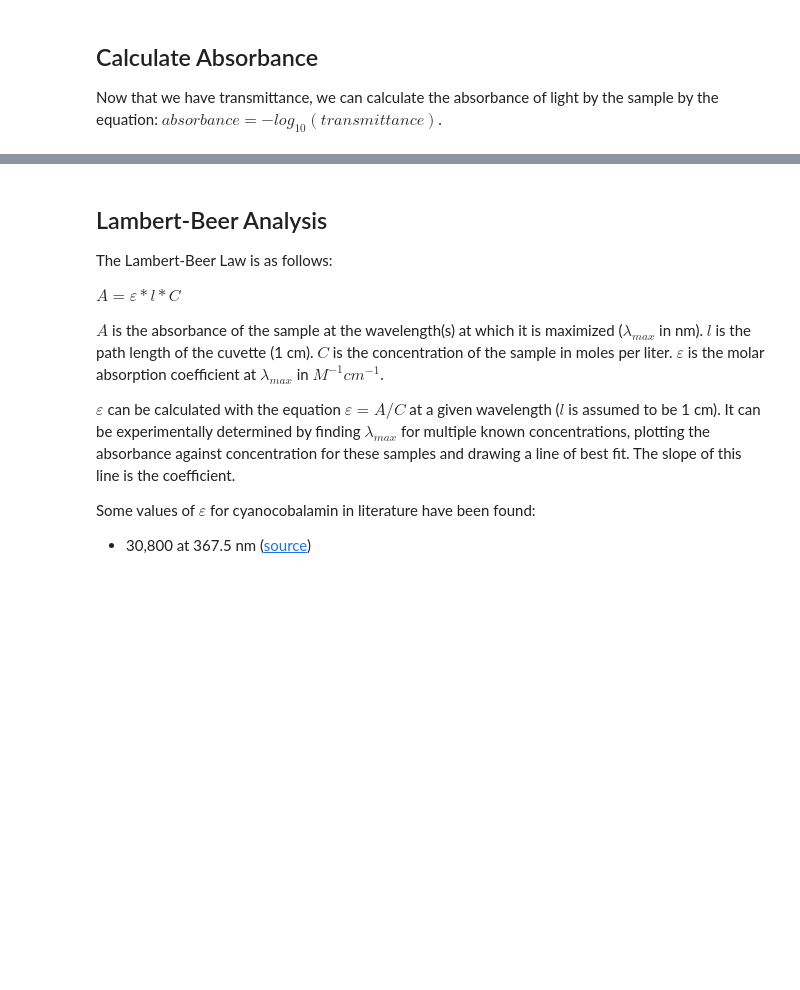
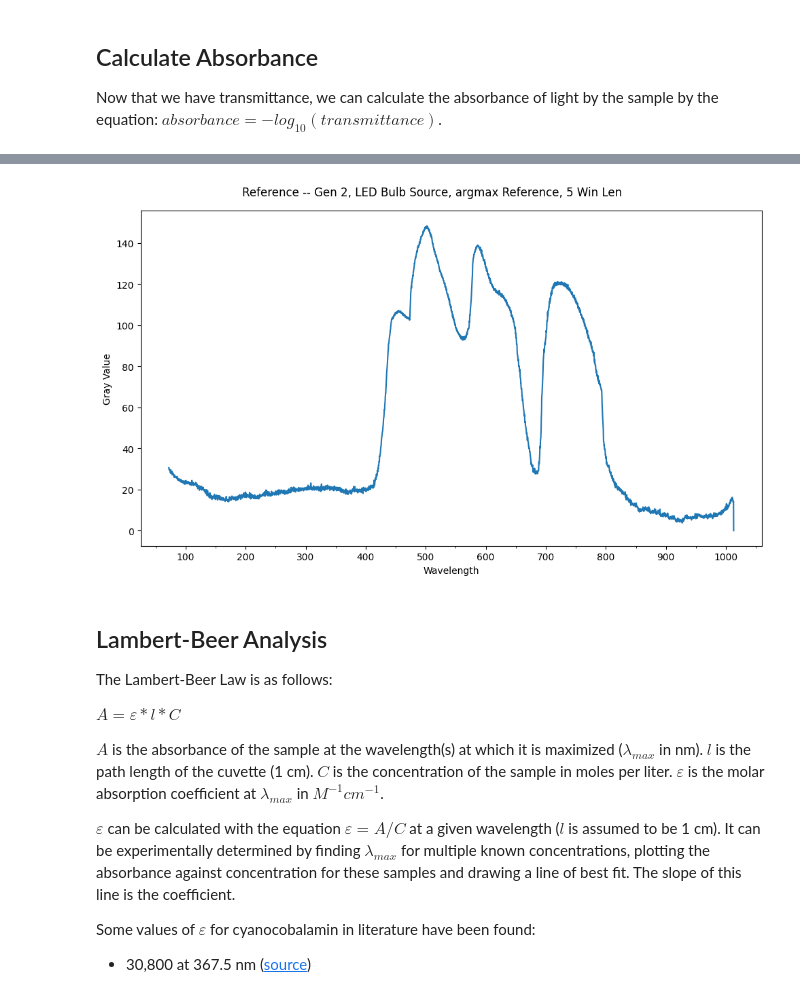
Before and after one commit to andbalch/Spectrophotometry-Project-Fine-Tuning, a Jupyter notebook: analysis.ipynb, the cells around one changed output, grey strips where cells are left out. Drawn from its saved outputs; the diff is of its cells as text; code cells hidden in the pictures; blank space fills up the shorter version.

```diff
--- a/analysis.ipynb
+++ b/analysis.ipynb
@@ -256,7 +256,7 @@ For each combination of parameters, we want to end up with 3 datasets (plots and
 
 ![Example Plot](example_plot.jpeg)
 # %%
-light_sources = ['LED Bulb', 'LED Matrix', 'Single LED']
+light_sources = ['LED Bulb']
 ref_methods = ['argmax', 'maxcurve', 'avg']
 moving_avg_win_lens = [0, 3, 5, 10]
 colors = {'1 mcg': 'teal', '2 mcg': 'lime', '4 mcg': 'gold', '10 mcg': 'orange', '20 mcg': 'red'}
@@ -271,6 +273,5 @@ def collect_pfs(profiles, path, gen):
 # %%
-def plot_ref(reference, PLOT_PATH, GEN, LS, RM, WIN):
-    ref_plot_path = os.path.join(PLOT_PATH, f'RefPlot_Gen{GEN}_{LS}_{RM}_WL{WIN}.JPG')
+def plot_ref(reference, PLOT_PATH, GEN, LS, RM, WIN, TR=0):
     fig, ax = plt.subplots(figsize=(10,6))
     ax.plot(reference['Wavelength'], reference['Gray_Value'])
     ax.xaxis.set_ticks_position('bottom')
@@ -279,7 +280,12 @@ def plot_ref(reference, PLOT_PATH, GEN, LS, RM, WIN):
     ax.xaxis.set_minor_locator(plt.MultipleLocator(50))
     ax.set_xlabel('Wavelength')
     ax.set_ylabel('Gray Value')
-    fig.suptitle(f'Reference -- Gen {GEN}, {LS} Source, {RM} Reference, {WIN} Win Len')
+    if TR == 0:
+        ref_plot_path = os.path.join(PLOT_PATH, f'RefPlot_Gen{GEN}_{LS}_{RM}_WL{WIN}.JPG')
+        fig.suptitle(f'Reference -- Gen {GEN}, {LS} Source, {RM} Reference, {WIN} Win Len')
+    else:
+        ref_plot_path = os.path.join(PLOT_PATH, f'RefPlot_Gen{GEN}_{LS}_{RM}_WL{WIN}_Trial{TR}.JPG')
+        fig.suptitle(f'Reference -- Gen {GEN}, {LS} Source, {RM} Reference, {WIN} Win Len, Trial {TR}')
     fig.tight_layout()
     plt.savefig(ref_plot_path, dpi=1200)
     plt.close(fig)
@@ -307,3 +300,9 @@ def preprocess_sample(sample_data):
+# %%
+def norm_sample(sample_data):
+    scaler = MinMaxScaler()
+    to_scale = sample_data["Transmittance"].values.reshape(-1,1)
+    scaled = scaler.fit_transform(to_scale).flatten()
+    sample_data["Transmittance"] = scaled
 # %%
 for norm in 'norm','no_norm':
     for GEN in range(2, 3):
@@ -316,44 +315,45 @@ for norm in 'norm','no_norm':
                     for WIN in moving_avg_win_lens:
                         PATH = rf'Spectra_repro\Gen {GEN}\{LS} Source'
                         blanks = []
+
+                        # Collect references for common baseline
                         if BS == 'common':
-                            collect_pfs(blanks, os.path.join(PATH, 'Blank'), GEN)
+                            blanks = collect_pfs(os.path.join(PATH, 'Blank'), GEN)
                             reference = get_reference(blanks[0], blanks[1], blanks[2], RM)
 
+                        # # Omit an outlier in Gen 1 - LED Matrix blanks (IMG_6530)
+                        # if (GEN == 1 and LS == 'LED Matrix'):
+                        #     reference = get_reference(blanks[0], blanks[1], pd.DataFrame({'Wavelength': [np.nan],'Gray_Value': [np.nan]}), RM)
+                        # reference = moving_average(reference, WIN)
+
                         for TR in range(1,4):
+                            # Path for plotting
                             PLOT_PATH = f'Plots_followup\{norm}\Gen {GEN}\{LS} Source\{BS} baseline\{RM}\Win Len {WIN}\Trial {TR}'
                             if not os.path.isdir(PLOT_PATH):
                                 os.makedirs(PLOT_PATH)
 
-                            # Collect references for indiv bs
-                            if BS == 'indiv':
-                                collect_pfs(blanks, os.path.join(PATH, 'Blank'), GEN)
-                                reference = get_reference(blanks[0], blanks[1], blanks[2], RM)
+                            if BS == 'common':
+                                # Plot reference
+                                plot_ref(reference, PLOT_PATH, GEN, LS, RM, WIN)
+                                # Save raw data
+                                reference.to_csv(f'Plots_followup\{norm}\Gen {GEN}\{LS} Source\{BS} baseline\{RM}\Win Len {WIN}\RefData_Gen{GEN}_{LS}_{RM}_WL{WIN}_Trial{TR}.csv', index=False)
+                                # Plot 0 WL references for comparison
+                                if (WIN == 0):
+                                    ref_ax.plot(reference['Wavelength'], reference['Gray_Value'], label=RM, linewidth=1)
 
-                            # Omit an outlier in Gen 1 - LED Matrix blanks (IMG_6530)
-                            if (GEN == 1 and LS == 'LED Matrix'):
-                                reference = get_reference(blanks[0], blanks[1], pd.DataFrame({'Wavelength': [np.nan],'Gray_Value': [np.nan]}), RM)
-                            reference = moving_average(reference, WIN)
-
-                            # Plot reference
-                            plot_ref(reference, PLOT_PATH, GEN, LS, RM, WIN)
-                            # Save raw data
-                            reference.to_csv(os.path.join(PLOT_PATH, f'RefData_Gen{GEN}_{LS}_{RM}_WL{WIN}.csv'), index=False)
-
-                            if (WIN == 0):
-                                ref_ax.plot(reference['Wavelength'], reference['Gray_Value'], label=RM, linewidth=1)
-
-                            # Supplements
                             for store in stores:
-                                if (store != 'Trader Joes' and store != 'Walgreens'):
-                                    continue
-
-                                fig, (ax1, ax2) = plt.subplots(2, 1, sharex=True, figsize=(10,6))
+                                # if (store != 'Trader Joes' and store != 'Walgreens'):
+                                #     continue
                                 sample_data = pd.DataFrame(columns=["Concentration", "Wavelength", "Transmittance"])
                                 for conc in conc_list:
+                                    # Collect references for indiv baseline
+                                    if BS == 'indiv':
+                                        blanks = collect_pfs(os.path.join(PATH, store, conc, f'Blank {TR}'), GEN)
+                                        reference = get_reference(blanks[0], blanks[1], blanks[2], RM)
+                                        plot_ref(reference, PLOT_PATH, GEN, LS, RM, WIN, TR)
+                                        reference.to_csv(os.path.join(PLOT_PATH, f'RefData_Gen{GEN}_{LS}_{RM}_WL{WIN}_Trial{TR}.csv'), index=False)
                                     # Get profiles
-                                    conc_profiles = []
-                                    collect_pfs(conc_profiles, os.path.join(PATH, store, conc), GEN)
+                                    conc_profiles = collect_pfs(os.path.join(PATH, store, conc, f'Trial {TR}'), GEN)
                                     conc_profile = get_reference(conc_profiles[0], conc_profiles[1], conc_profiles[2], 'avg')
                                     conc_profile = moving_average(conc_profile, WIN)
 
@@ -369,12 +369,24 @@ for norm in 'norm','no_norm':
                                                               pd.DataFrame({"Concentration": [conc for _ in range(len(wavelength))],
                                                                             "Wavelength": wavelength,
                                                                             "Transmittance": transmittance})], ignore_index=True)
+                                # Exclude values with wavelen outside 400-700
+                                sample_data = sample_data[sample_data.Wavelength.between(375, 725, inclusive='both')]
 
-                                preprocess_sample(sample_data)
-                                save_path = os.path.join(PLOT_PATH, f'Data_{store_code[store]}_Gen{GEN}_{LS}_{RM}_WL{WIN}.csv')
+                                # Normalize
+                                if norm=='norm':
+                                    norm_sample(sample_data)
+
+                                # Make sure any T values that are 0 are replaced with the min observed
+                                sample_data["Transmittance"].replace(to_replace=0, value=np.NaN, inplace=True)
+                                sample_data["Transmittance"].replace(to_replace=np.NaN, value=sample_data["Transmittance"].min(), inplace=True)
+                                sample_data["Absorbance"] = sample_data["Transmittance"].map(lambda x: calc_abs(x))
+
+                                # Save
+                                save_path = os.path.join(PLOT_PATH, f'Data_{store_code[store]}_Gen{GEN}_{LS}_{RM}_WL{WIN}_Trial{TR}.csv')
                                 sample_data.to_csv(save_path, index=False)
 
                                 # Plot samples
+                                fig, (ax1, ax2) = plt.subplots(2, 1, sharex=True, figsize=(10,6))
                                 for concentration in conc_list:
                                     plot_data = sample_data.loc[sample_data["Concentration"] == concentration]
                                     ax1.plot(plot_data["Wavelength"], plot_data["Transmittance"], label=concentration, color=colors[concentration])
@@ -409,3 +421,4 @@ for norm in 'norm','no_norm':
                     plt.legend()
                     plt.savefig(os.path.join(f'Plots\Gen {GEN}\{LS} Source', f'RefPlotComparison_Gen{GEN}_{LS}_WL0.JPG'), dpi=1200)
                     plt.close()
+# %% [output]
@@ -412,3 +426,4 @@ for norm in 'norm','no_norm':
+[figure, added]
 # %% [markdown]
 ## Lambert-Beer Analysis
 The Lambert-Beer Law is as follows:
```
Also changed, not shown: parts of 3 cells of this notebook.
